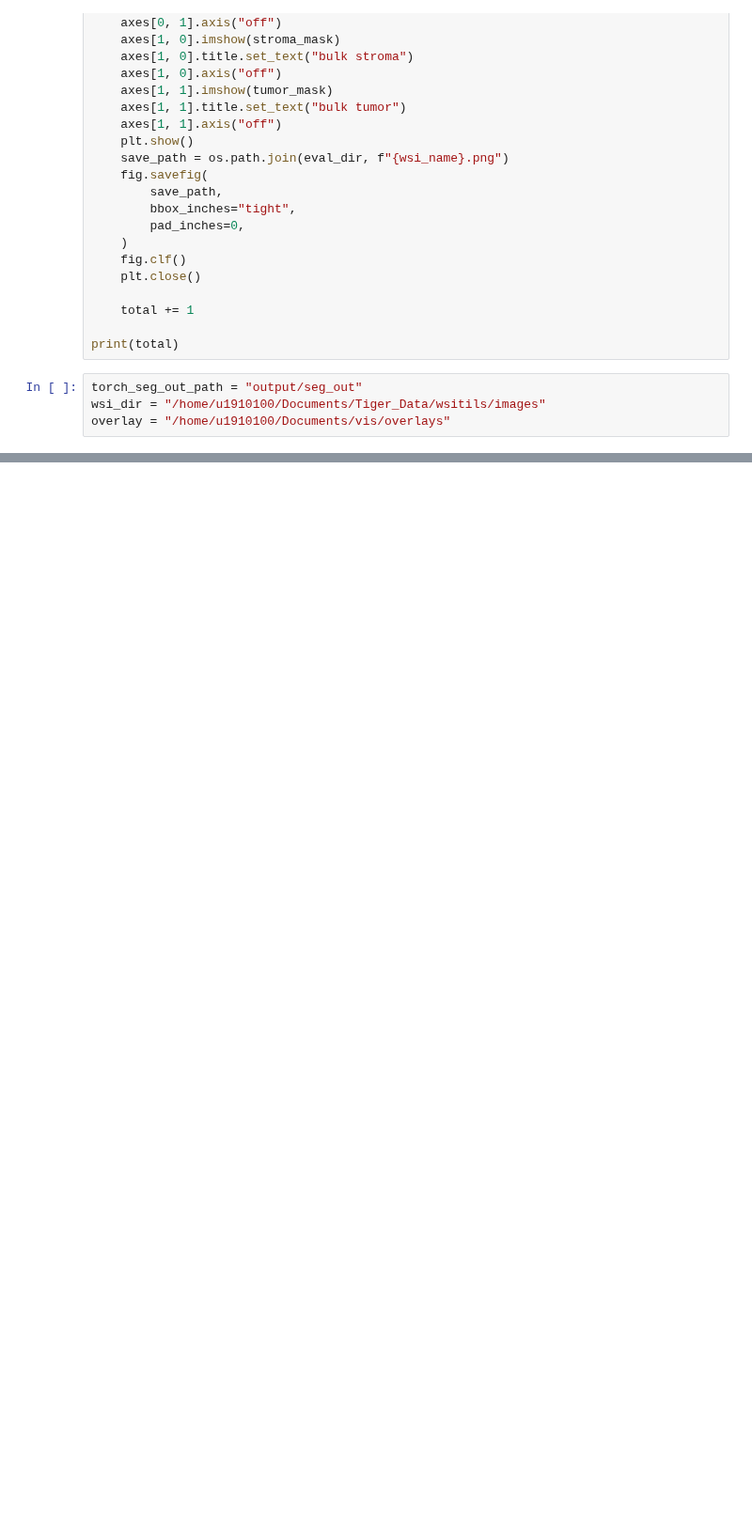
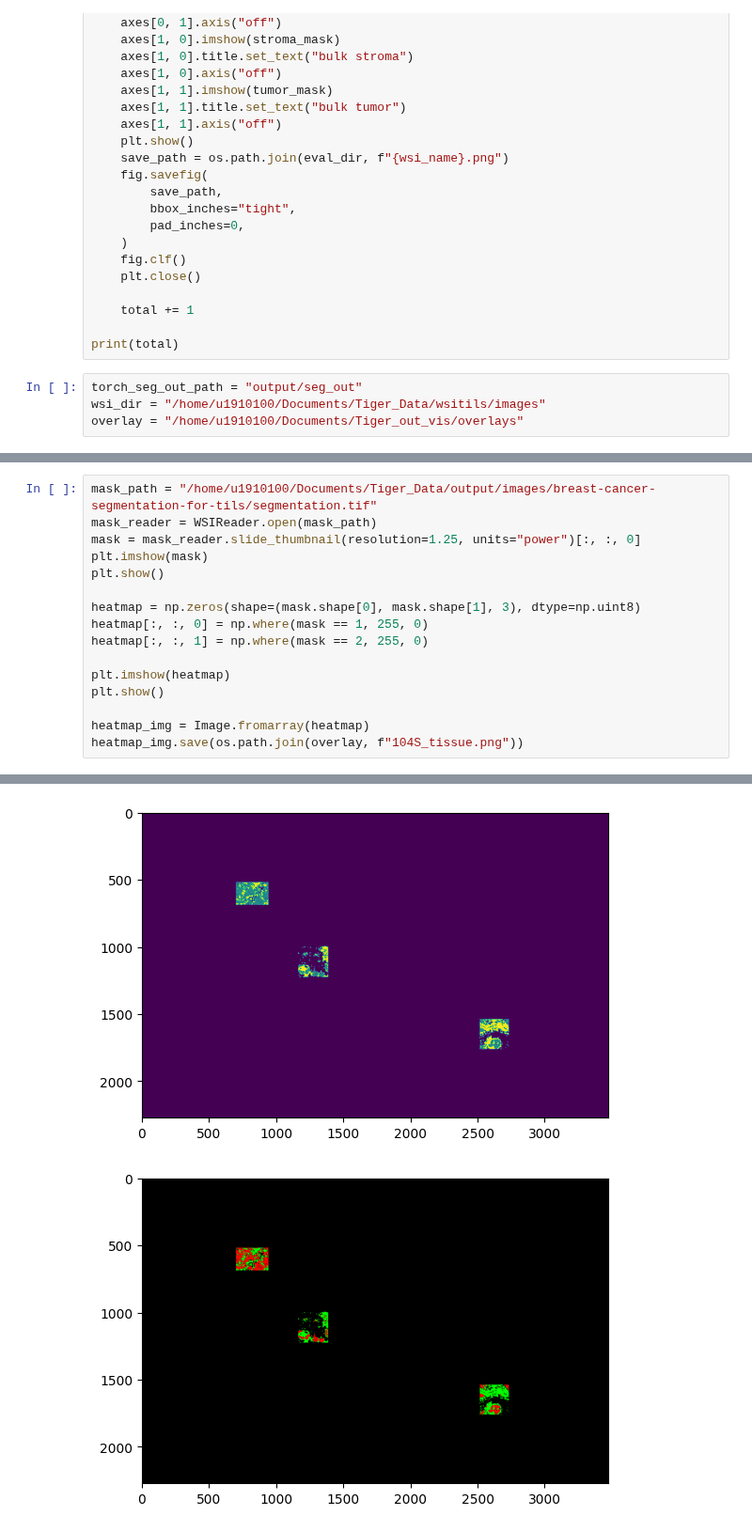
Before and after one commit to Jiaqi-Lv/TIAger-Torch, a Jupyter notebook: tissue_mask_vis.ipynb, the cells around one changed output, grey strips where cells are left out. Shown at 94% size. Saved outputs shown, nothing was run; the diff lists cells and outputs as text; blank space fills up the shorter version.

```diff
--- a/tissue_mask_vis.ipynb
+++ b/tissue_mask_vis.ipynb
@@ -65,4 +65,4 @@ print(total)
 # %%
 torch_seg_out_path = "output/seg_out"
 wsi_dir = "/home/u1910100/Documents/Tiger_Data/wsitils/images"
-overlay = "/home/u1910100/Documents/vis/overlays"
+overlay = "/home/u1910100/Documents/Tiger_out_vis/overlays"
@@ -68,0 +76,17 @@ overlay = "/home/u1910100/Documents/vis/overlays"
+# %%
+mask_path = "/home/u1910100/Documents/Tiger_Data/output/images/breast-cancer-segmentation-for-tils/segmentation.tif"
+mask_reader = WSIReader.open(mask_path)
+mask = mask_reader.slide_thumbnail(resolution=1.25, units="power")[:, :, 0]
+plt.imshow(mask)
+plt.show()
+
+heatmap = np.zeros(shape=(mask.shape[0], mask.shape[1], 3), dtype=np.uint8)
+heatmap[:, :, 0] = np.where(mask == 1, 255, 0)
+heatmap[:, :, 1] = np.where(mask == 2, 255, 0)
+
+plt.imshow(heatmap)
+plt.show()
+
+heatmap_img = Image.fromarray(heatmap)
+heatmap_img.save(os.path.join(overlay, f"104S_tissue.png"))
+# %% [output]
@@ -69,3 +95,5 @@ overlay = "/home/u1910100/Documents/vis/overlays"
+[figure, added]
+[figure, added]
 # %%
 names = [
     "105S",
```
Also changed, not shown: parts of 4 cells of this notebook, 12 other files.
